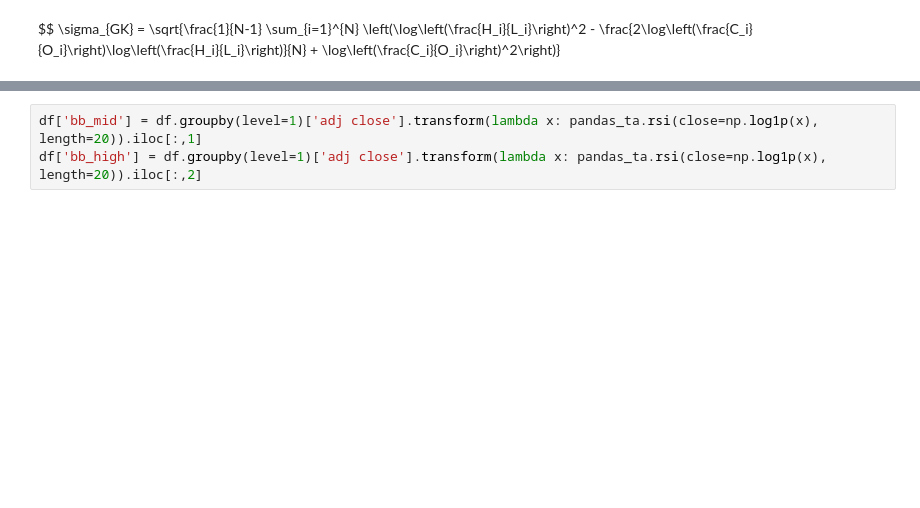
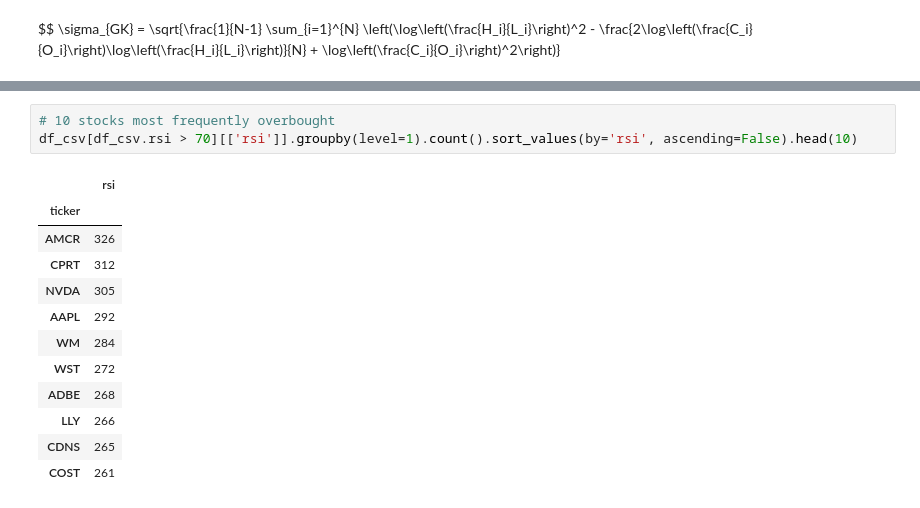
Before and after one commit to Ksyu22/algo_trading, a Jupyter notebook: unsupervised_sp500.ipynb, the cells around one changed output, grey strips where cells are left out. Drawn from its saved outputs; the diff is of its cells as text; blank space fills up the shorter version.

```diff
--- a/unsupervised_sp500.ipynb
+++ b/unsupervised_sp500.ipynb
@@ -189,3 +213,16 @@ IndexingError: Too many indexers
-# %%
-df['bb_mid'] = df.groupby(level=1)['adj close'].transform(lambda x: pandas_ta.rsi(close=np.log1p(x), length=20)).iloc[:,1]
-df['bb_high'] = df.groupby(level=1)['adj close'].transform(lambda x: pandas_ta.rsi(close=np.log1p(x), length=20)).iloc[:,2]
+# %%
+# 10 stocks most frequently overbought
+df_csv[df_csv.rsi > 70][['rsi']].groupby(level=1).count().sort_values(by='rsi', ascending=False).head(10)
+# %% [output]
+|  | rsi |
+| ticker |  |
+| AMCR | 326 |
+| CPRT | 312 |
+| NVDA | 305 |
+| AAPL | 292 |
+| WM | 284 |
+| WST | 272 |
+| ADBE | 268 |
+| LLY | 266 |
+| CDNS | 265 |
+| COST | 261 |
```
Also changed, not shown: parts of 24 cells of this notebook.
